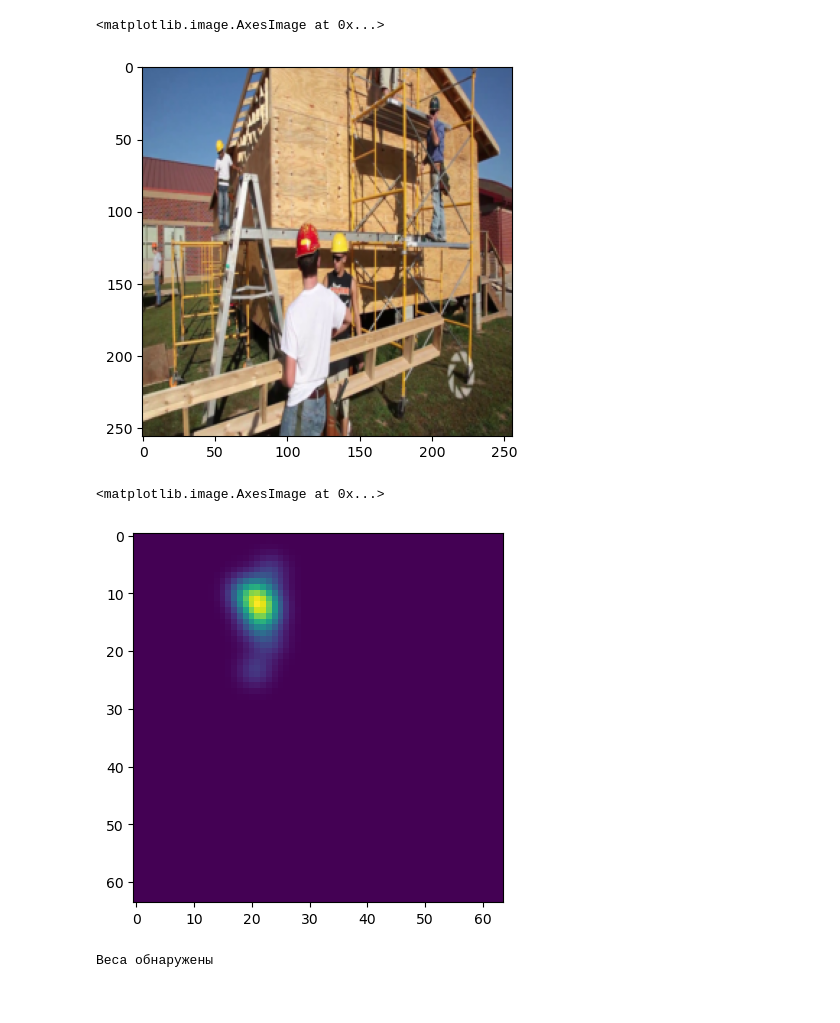
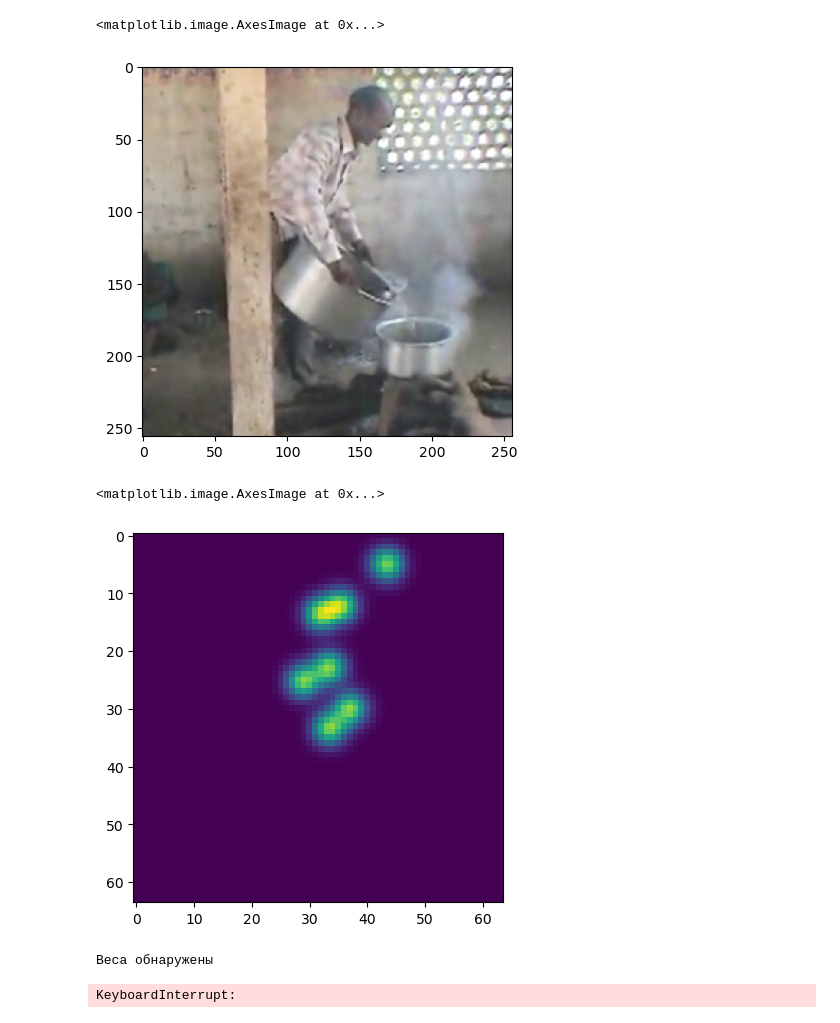
Before and after one commit to BombasticFantastik/CustomPoseEstimator, a Jupyter notebook: main.ipynb, the cells around one changed output. Cells and saved outputs as stored; diff of their text form; code cells hidden in the pictures.

```diff
--- a/main.ipynb
+++ b/main.ipynb
@@ -26,9 +26,11 @@ class PoseDataset(Dataset):
         self.heatmap_size=heatmap_size
         self.sigma=sigma
 
-        self.images=[os.path.join(img_path,img) for img in os.listdir(img_path)]
+
         with open(label_path,'r') as file_option:
             self.labels=json.load(file_option)
+
+        self.images=[os.path.join(img_path,label['img_paths']) for label in self.labels]
 
         self.trans=transforms.Compose([
             transforms.Resize((img_size,img_size)),
@@ -62,15 +64,33 @@ class PoseDataset(Dataset):
 
 
     def __getitem__(self,idx):
+        label=self.labels[idx]
         img=Image.open(self.images[idx])
-        orig_w,orig_h=img.size
-        tensor_img=self.trans(img)
 
-        label=self.labels[idx]
+        img_center=np.array(label['objpos'])
+        img_scale=label['scale_provided']
+        crop_size=img_scale*200
+
+        left=img_center[0]-crop_size/2
+        top=img_center[1]-crop_size/2
+        right=left+crop_size
+        bottom=top+crop_size
+
+        img_crop=img.crop((left,top,right,bottom))
+        #orig_w,orig_h=img.size
+        #tensor_img=self.trans(img)
+
+
 
         joints=np.array(label['joint_self'])
-        joints[:,0]=joints[:,0]*(self.img_size/orig_w)
-        joints[:,1]=joints[:,1]*(self.img_size/orig_h)
+        joints[:,0]-=left
+        joints[:,1]-=top
+
+        final_w,final_h=img_crop.size
+        tensor_img=self.trans(img_crop)
+
+        joints[:,0]=joints[:,0]*(self.img_size/final_w)
+        joints[:,1]=joints[:,1]*(self.img_size/final_h)
 
         target=self.generate_heatmaps(joints=joints)
 
@@ -83,15 +103,15 @@ class PoseDataset(Dataset):
 pose_data=PoseDataset(img_path=img_path,label_path=label_path,img_size=256,heatmap_size=64,sigma=2)
 pose_dataloader=DataLoader(dataset=pose_data,batch_size=16,shuffle=False,drop_last=True)
 # %%
-plt.imshow(pose_data[0]['img'].permute(1,2,0).detach())
+plt.imshow(pose_data[800]['img'].permute(1,2,0).detach())
 # %% [output]
 <matplotlib.image.AxesImage at 0x...>
-[figure, old version]
+[figure, new version]
 # %%
-plt.imshow(pose_data[0]['label'].sum(axis=0))
+plt.imshow(pose_data[800]['label'].sum(axis=0))
 # %% [output]
 <matplotlib.image.AxesImage at 0x...>
-[figure, old version]
+[figure, new version]
 # %%
 class SkeletNet(Module):
     def __init__(self):
@@ -160,7 +181,9 @@ def Train(epochs,model,dataloader,optimizer,loss_fn,device):
             optimizer.step()
         torch.save(model.state_dict(),'/home/artemybombastic/MyGit/SkeletonNet/CustomPoseEstimatorData/weight.pth')
 # %%
-Train(epochs=3,model=model,dataloader=pose_dataloader,optimizer=optimizer,loss_fn=loss_fn,device=device)
+Train(epochs=10,model=model,dataloader=pose_dataloader,optimizer=optimizer,loss_fn=loss_fn,device=device)
+# %% [output]
+KeyboardInterrupt:
 # %%
 def get_keypoints_from_heatmaps(heatmap):
     c,h,w=heatmap.shape
```
Also changed, not shown: parts of 5 cells of this notebook, 1 other file.
